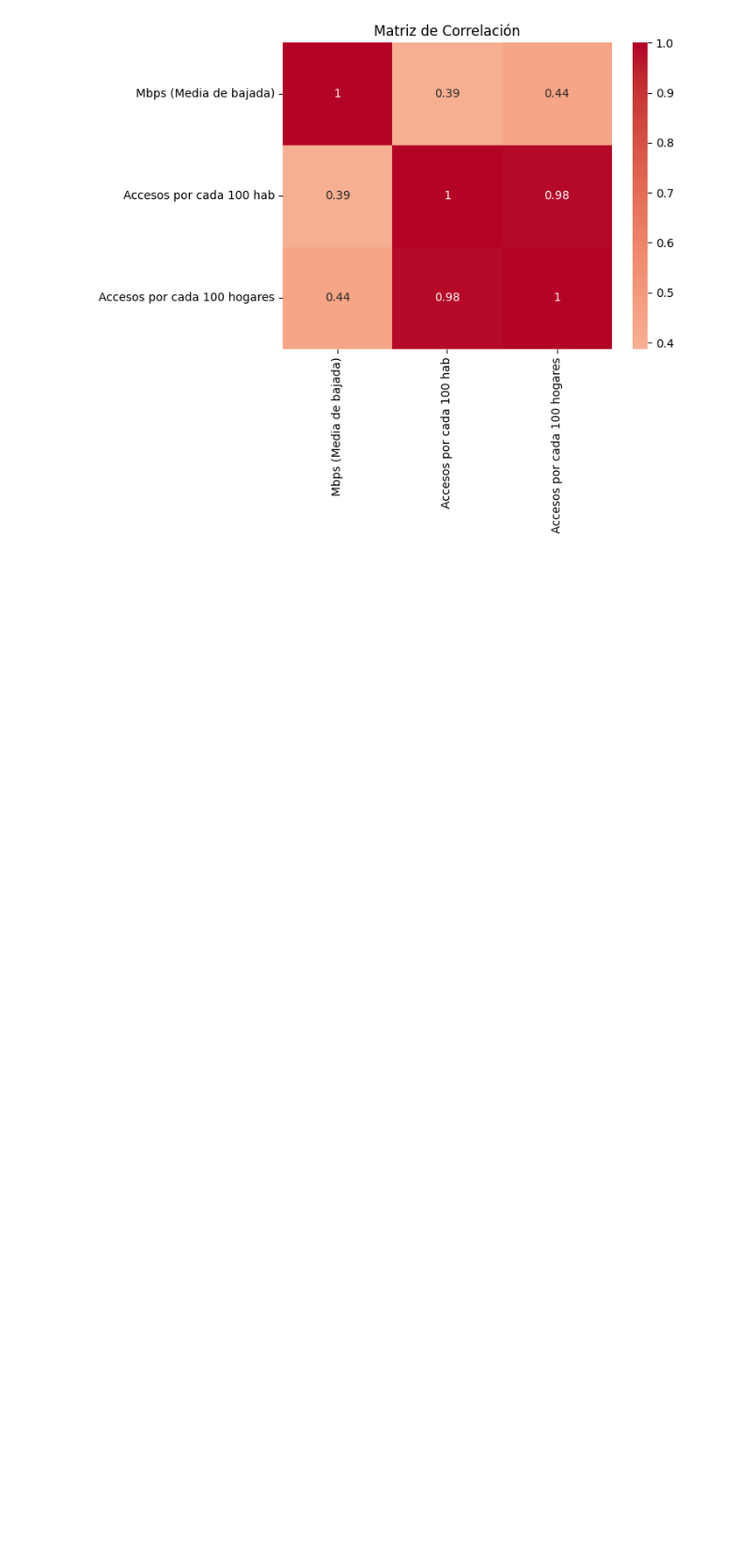
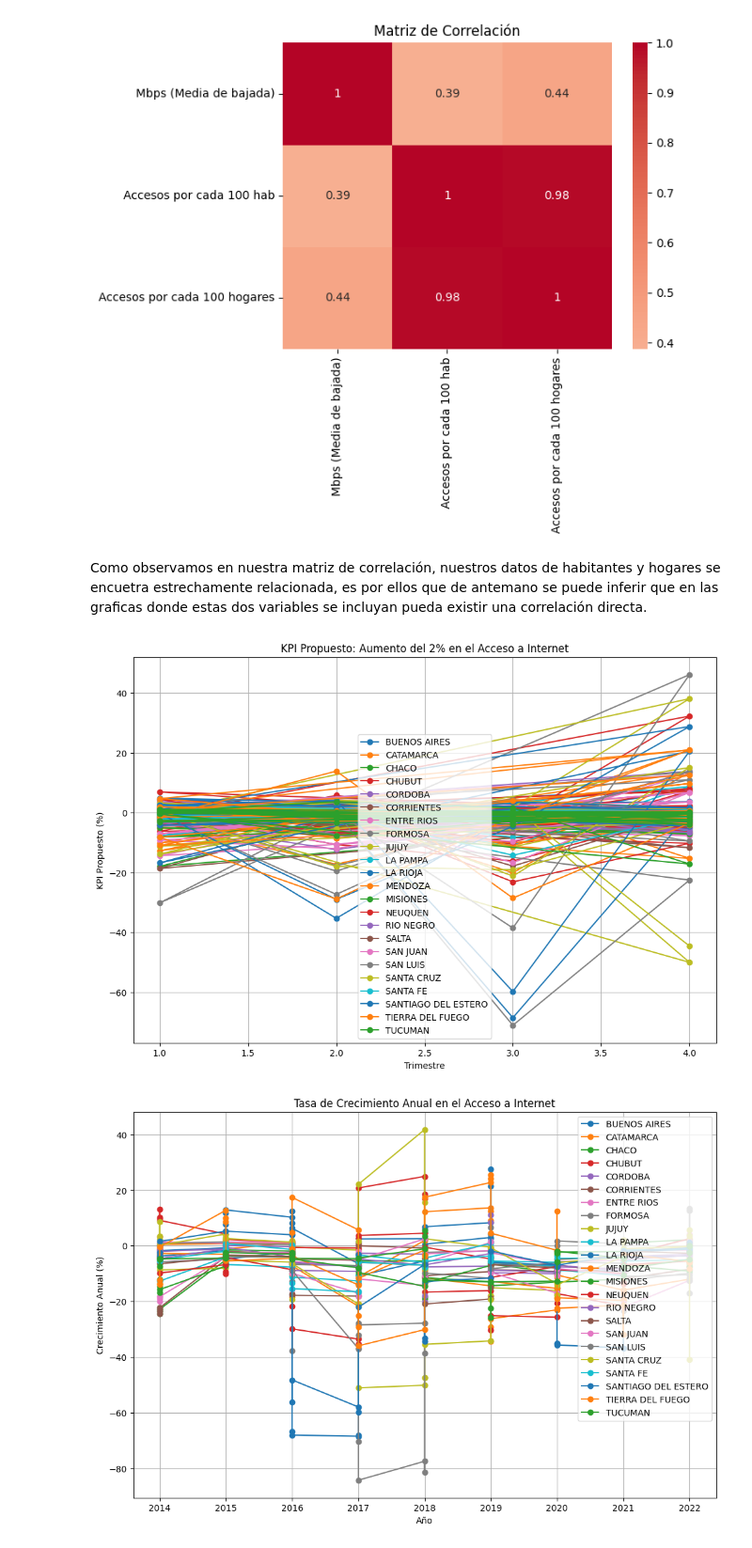
Before and after one commit to TABOO52/Empresa-Telecomunicaciones-Argentina-DataAnalist, a Jupyter notebook: notebooks/EDA/EDA_maps.ipynb, the cells around one changed output. Shown at 94% size. Saved outputs shown, nothing was run; the diff lists cells and outputs as text; code cells hidden in the pictures; blank space fills up the shorter version.

```diff
--- a/notebooks/EDA/EDA_maps.ipynb
+++ b/notebooks/EDA/EDA_maps.ipynb
@@ -307,3 +307,62 @@ plt.title('Matriz de Correlación')
 plt.show()
 # %% [output]
 [figure]
+# %% [markdown]
+Como observamos en nuestra matriz de correlación, nuestros datos de habitantes y hogares se encuetra estrechamente relacionada, es por ellos que de antemano se puede inferir que en las graficas donde estas dos variables se incluyan pueda existir una correlación directa.
+# %%
+df_kpis = df_maps.copy()
+# %%
+# KPI Requerido
+df_kpis['Accesos_siguiente_trimestre'] = df_kpis.groupby('Provincia')['Accesos por cada 100 hogares'].shift(-1)
+df_kpis['KPI_propuesto'] = ((df_kpis['Accesos por cada 100 hogares'] - df_kpis['Accesos_siguiente_trimestre']) / df_kpis['Accesos por cada 100 hogares']) * 100
+
+# KPI 1: Tasa de crecimiento anual en el acceso a Internet
+df_kpis['Mbps_ano_anterior'] = df_kpis.groupby('Provincia')['Mbps (Media de bajada)'].shift(4)
+df_kpis['KPI_crecimiento_anual'] = ((df_kpis['Mbps (Media de bajada)'] - df_kpis['Mbps_ano_anterior']) / df_kpis['Mbps_ano_anterior']) * 100
+
+# KPI 2: Variación trimestral media en el acceso a Internet
+df_kpis['Variacion_trimestral'] = df_kpis.groupby('Provincia')['Accesos por cada 100 hab'].diff()
+df_kpis['KPI_variacion_trimestral_media'] = df_kpis.groupby(['Provincia', 'Año'])['Variacion_trimestral'].transform('mean')
+# %%
+
+# Graficar KPI Propuesto
+plt.figure(figsize=(12, 8))
+for provincia in df_kpis['Provincia'].unique():
+    subset = df_kpis[df_kpis['Provincia'] == provincia]
+    plt.plot(subset['Trimestre'], subset['KPI_propuesto'], marker='o', label=provincia)
+
+plt.title('KPI Propuesto: Aumento del 2% en el Acceso a Internet')
+plt.xlabel('Trimestre')
+plt.ylabel('KPI Propuesto (%)')
+plt.legend()
+plt.grid(True)
+plt.show()
+
+# Graficar KPI 1: Tasa de crecimiento anual en el acceso a Internet
+plt.figure(figsize=(12, 8))
+for provincia in df_kpis['Provincia'].unique():
+    subset = df_kpis[df_kpis['Provincia'] == provincia]
+    plt.plot(subset['Año'], subset['KPI_crecimiento_anual'], marker='o', label=provincia)
+
+plt.title('Tasa de Crecimiento Anual en el Acceso a Internet')
+plt.xlabel('Año')
+plt.ylabel('Crecimiento Anual (%)')
+plt.legend()
+plt.grid(True)
+plt.show()
+
+# Graficar KPI 2: Variación trimestral media en el acceso a Internet
+plt.figure(figsize=(12, 8))
+for provincia in df_kpis['Provincia'].unique():
+    subset = df_kpis[df_kpis['Provincia'] == provincia]
+    plt.plot(subset['Trimestre'], subset['KPI_variacion_trimestral_media'], marker='o', label=provincia)
+
+plt.title('Variación Trimestral Media en el Acceso a Internet')
+plt.xlabel('Trimestre')
+plt.ylabel('Variación Trimestral Media')
+plt.legend()
+plt.grid(True)
+plt.show()
+# %% [output]
+[figure, added]
+[figure, added]
```
Also changed, not shown: parts of 2 cells of this notebook, 2 other files.
